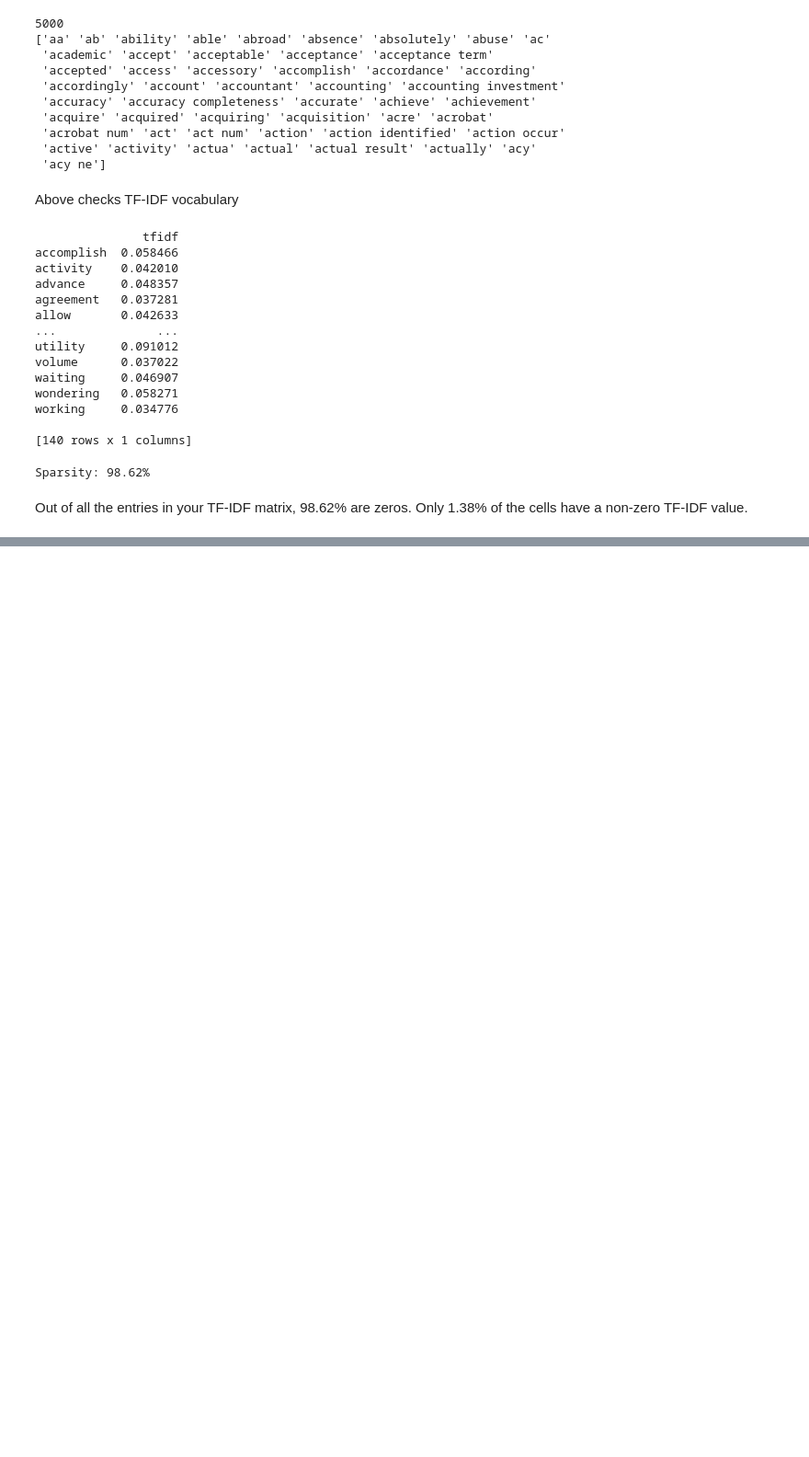
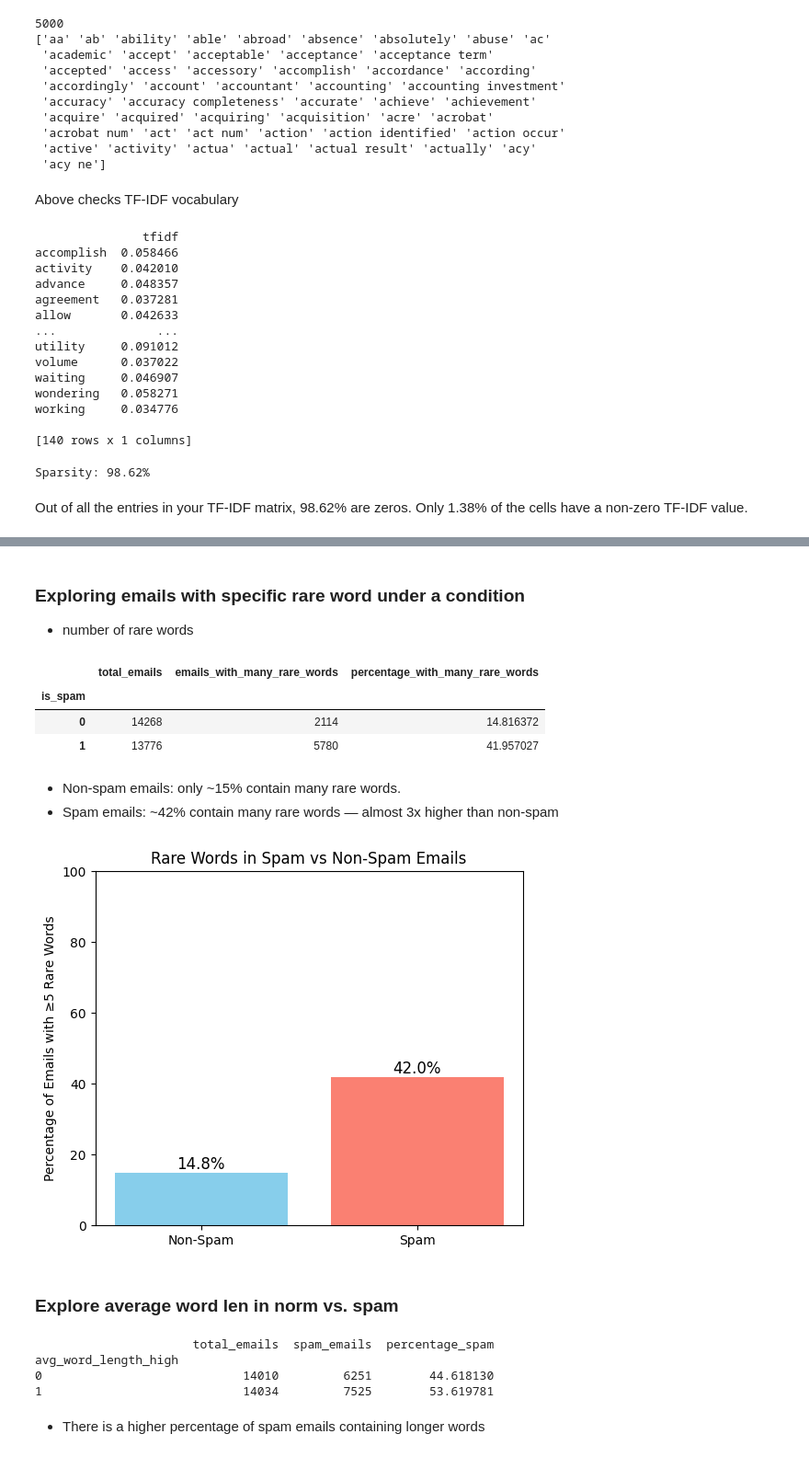
Before and after one commit to Hieuuum/phish-stx, a Jupyter notebook: notebooks/enron_1.ipynb, the cells around one changed output, grey strips where cells are left out. Shown at 92% size. Cells and saved outputs as stored; diff of their text form; code cells hidden in the pictures; blank space fills up the shorter version.

```diff
--- a/notebooks/enron_1.ipynb
+++ b/notebooks/enron_1.ipynb
@@ -156,0 +428,49 @@ Only 1.38% of the cells have a non-zero TF-IDF value.
+# %% [markdown]
+### Exploring emails with specific rare word under a condition
+- number of rare words
+# %%
+threshold = 4
+df['many_rare_words'] = (df['rare_word_count'] >= threshold).astype(int)
+
+# Result: a summary DataFrame showing counts for spam vs non-spam.
+summary = df.groupby('is_spam')['many_rare_words'].agg(
+    total_emails='count',
+    emails_with_many_rare_words='sum'
+)
+
+# compute %
+summary['percentage_with_many_rare_words'] = (
+    summary['emails_with_many_rare_words'] / summary['total_emails'] * 100
+)
+
+summary.head()
+# %% [output]
+|  | total_emails | emails_with_many_rare_words | percentage_with_many_rare_words |
+| is_spam |  |  |  |
+| 0 | 14268 | 2114 | 14.816372 |
+| 1 | 13776 | 5780 | 41.957027 |
+# %% [markdown]
+- Non-spam emails: only ~15% contain many rare words.
+- Spam emails: ~42% contain many rare words — almost 3x higher than non-spam
+# %%
+import matplotlib.pyplot as plt
+
+# Use your summary dataframe
+percentages = summary['percentage_with_many_rare_words']
+
+plt.figure(figsize=(6,5))
+bars = plt.bar(['Non-Spam', 'Spam'], percentages, color=['skyblue','salmon'])
+
+# Add value labels on top of bars
+for bar in bars:
+    height = bar.get_height()
+    plt.text(bar.get_x() + bar.get_width()/2, height + 1, f'{height:.1f}%', ha='center', fontsize=12)
+
+plt.ylim(0, 100)
+plt.ylabel('Percentage of Emails with ≥5 Rare Words')
+plt.title('Rare Words in Spam vs Non-Spam Emails')
+plt.show()
+# %% [output]
+[figure, added]
+# %% [markdown]
+### Explore average word len in norm vs. spam
@@ -156,0 +481,15 @@ Only 1.38% of the cells have a non-zero TF-IDF value.
+# %%
+summary_length = df.groupby('avg_word_length_high')['is_spam'].agg(
+    total_emails='count',
+    spam_emails='sum'
+)
+
+summary_length['percentage_spam'] = summary_length['spam_emails'] / summary_length['total_emails'] * 100
+print(summary_length)
+# %% [output]
+                      total_emails  spam_emails  percentage_spam
+avg_word_length_high
+0                            14010         6251        44.618130
+1                            14034         7525        53.619781
+# %% [markdown]
+- There is a higher percentage of spam emails containing longer words
```
Also changed, not shown: parts of 22 cells of this notebook, 1 other file.
